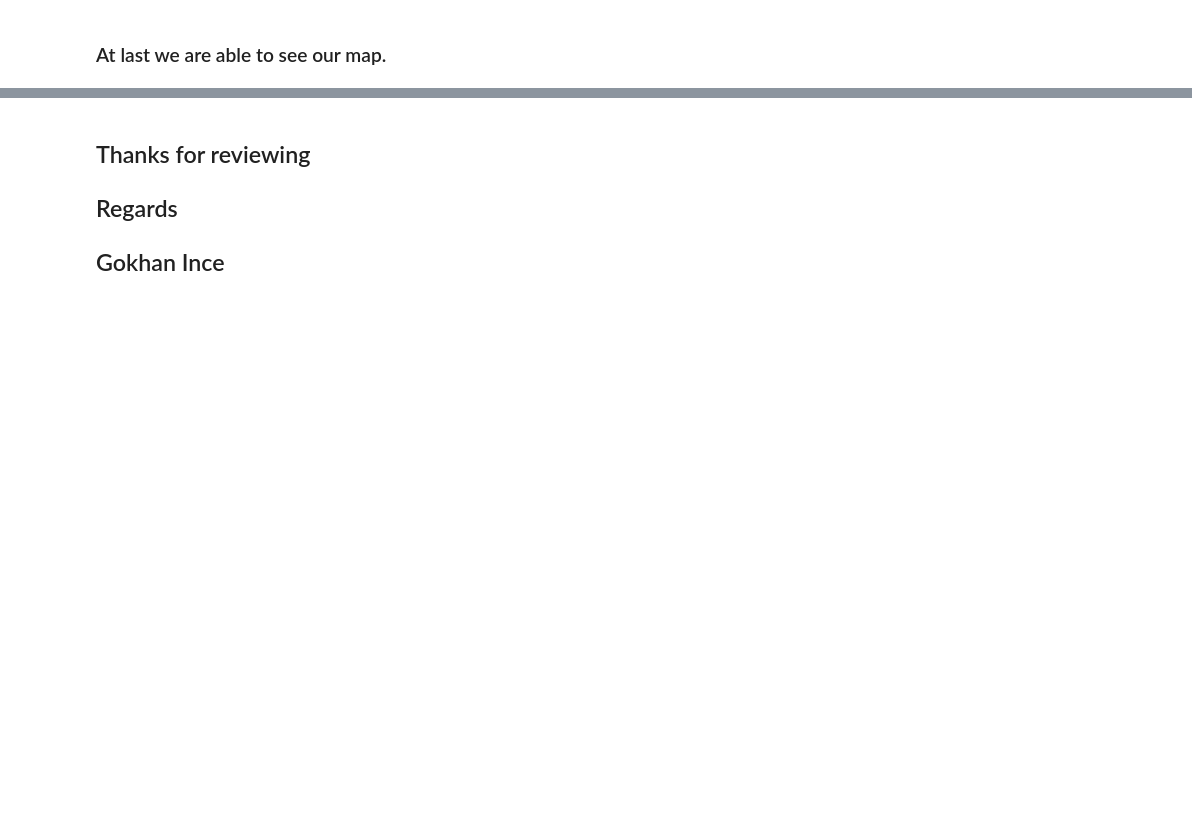
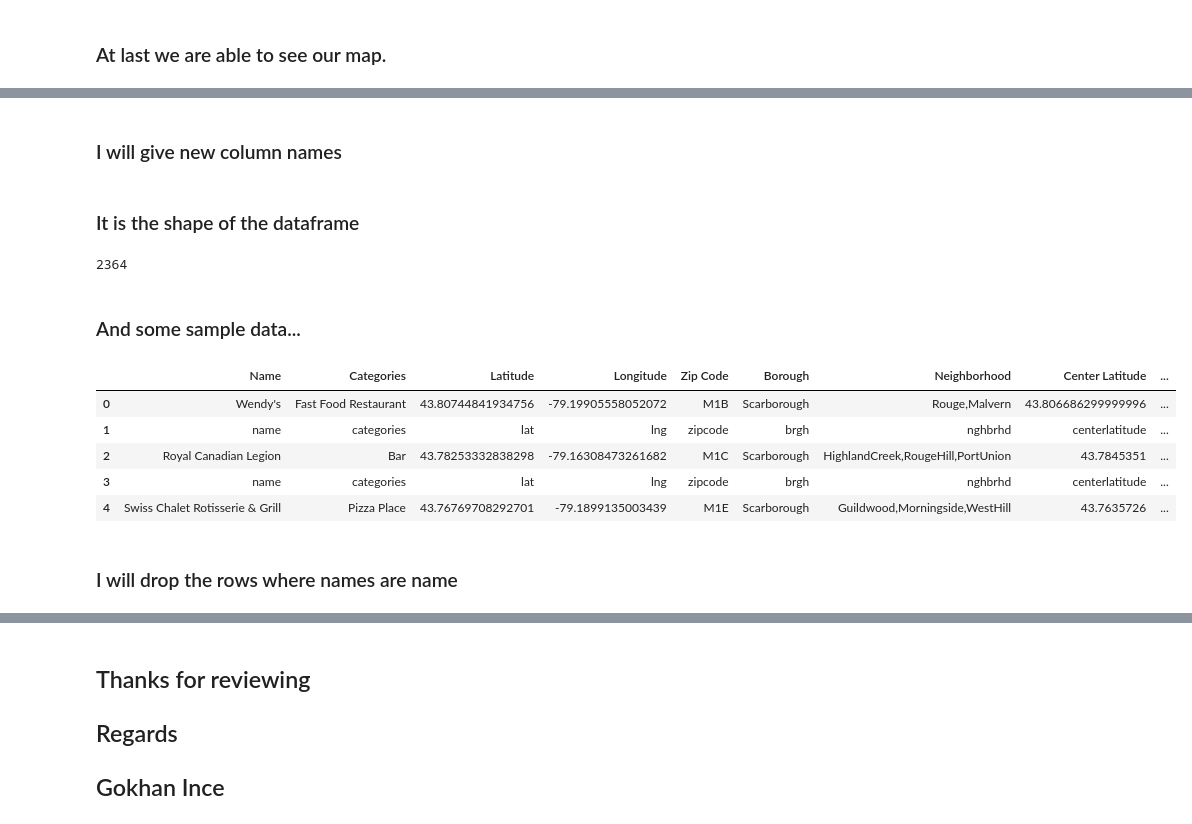
Before and after one commit to incegokhan/Coursera_Capstone, a Jupyter notebook: AssignmentWeek3.ipynb, the cells around one changed output, grey strips where cells are left out. Drawn from its saved outputs; the diff is of its cells as text; code cells hidden in the pictures; blank space fills up the shorter version.

```diff
--- a/AssignmentWeek3.ipynb
+++ b/AssignmentWeek3.ipynb
@@ -191,0 +302,26 @@ map_toronto
+# %%
+venue_data = pd.read_csv('export_dataframe.csv')
+# %% [markdown]
+### I will give new column names
+# %%
+venue_data.columns = ['Name','Categories','Latitude','Longitude','Zip Code','Borough','Neighborhood',
+                            'Center Latitude','Center Longitude']
+# %% [markdown]
+### It is the shape of the dataframe
+# %%
+venue_data.shape[0]
+# %% [output]
+2364
+# %% [markdown]
+### And some sample data...
+# %%
+venue_data.head()
+# %% [output]
+|  | Name | Categories | Latitude | Longitude | Zip Code | Borough | Neighborhood | Center Latitude | ... |
+| 0 | Wendy's | Fast Food Restaurant | 43.80744841934756 | -79.19905558052072 | M1B | Scarborough | Rouge,Malvern | 43.806686299999996 | ... |
+| 1 | name | categories | lat | lng | zipcode | brgh | nghbrhd | centerlatitude | ... |
+| 2 | Royal Canadian Legion | Bar | 43.78253332838298 | -79.16308473261682 | M1C | Scarborough | HighlandCreek,RougeHill,PortUnion | 43.7845351 | ... |
+| 3 | name | categories | lat | lng | zipcode | brgh | nghbrhd | centerlatitude | ... |
+| 4 | Swiss Chalet Rotisserie & Grill | Pizza Place | 43.76769708292701 | -79.1899135003439 | M1E | Scarborough | Guildwood,Morningside,WestHill | 43.7635726 | ... |
+# %% [markdown]
+### I will drop the rows where names are name
```
Also changed, not shown: parts of 44 cells of this notebook.
